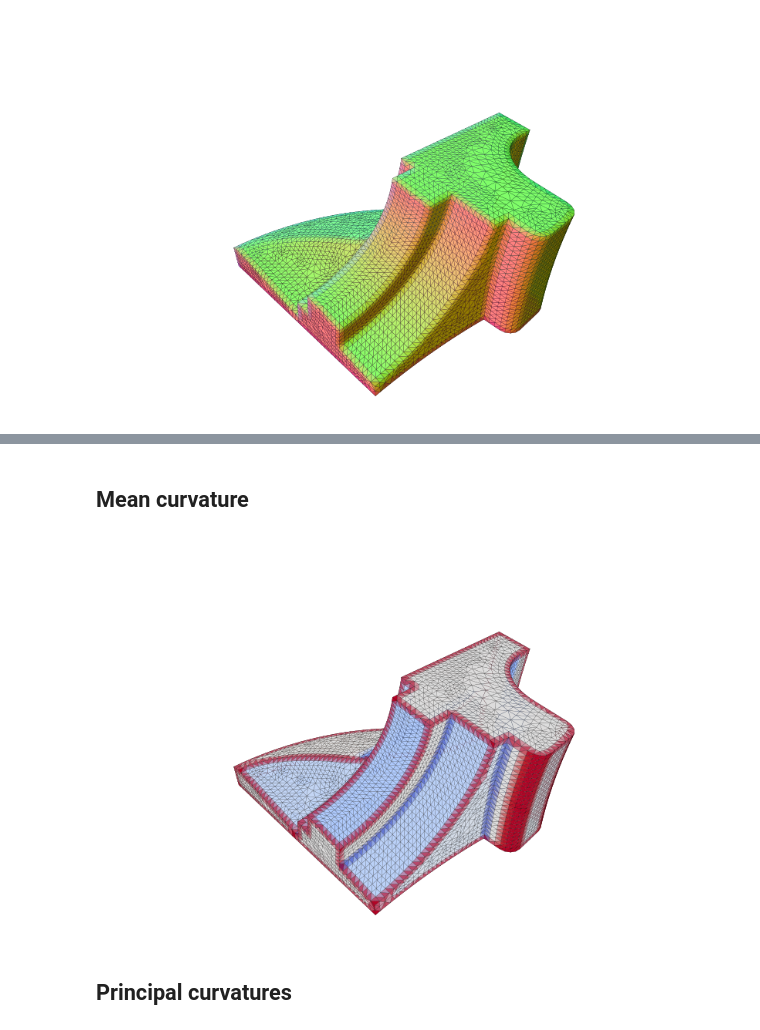
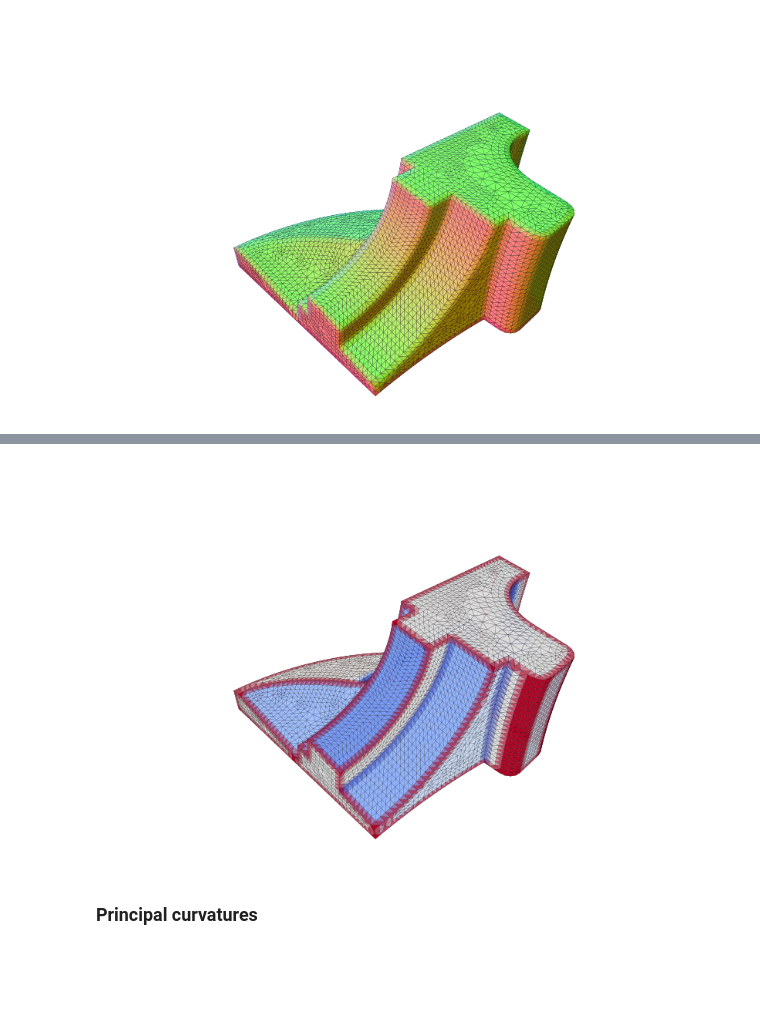
Before and after one commit to tatsy/tinymesh, a Jupyter notebook: examples/python/curvatures.ipynb, the cells around one changed output, grey strips where cells are left out. Cells and saved outputs as stored; diff of their text form; code cells hidden in the pictures; blank space fills up the shorter version.

```diff
--- a/examples/python/curvatures.ipynb
+++ b/examples/python/curvatures.ipynb
@@ -42,3 +45,3 @@ for i in range(nv):
 # %%
-Hs = np.clip(Hs, -1.0, 1.0) * 0.5 + 0.5
-Ks = np.clip(Ks, -1.0, 1.0) * 0.5 + 0.5
+colorK = cm.coolwarm(np.clip(Ks, -1.0, 1.0) * 0.5 + 0.5)
+viewer.mesh_visualization(mesh, colors=colorK)
@@ -52,9 +52,7 @@ viewer.mesh_visualization(mesh, colors=colorK)
-# %% [markdown]
-## Mean curvature
 # %%
-colorH = cm.coolwarm(Hs)
+colorH = cm.coolwarm(np.clip(Hs, -1.0, 1.0) * 0.5 + 0.5)
 viewer.mesh_visualization(mesh, colors=colorH)
 # %% [output]
-[figure, old version]
+[figure, new version]
 # %% [markdown]
-## Principal curvatures
+### Principal curvatures
```
Also changed, not shown: parts of 23 cells of this notebook, 3 other files.
